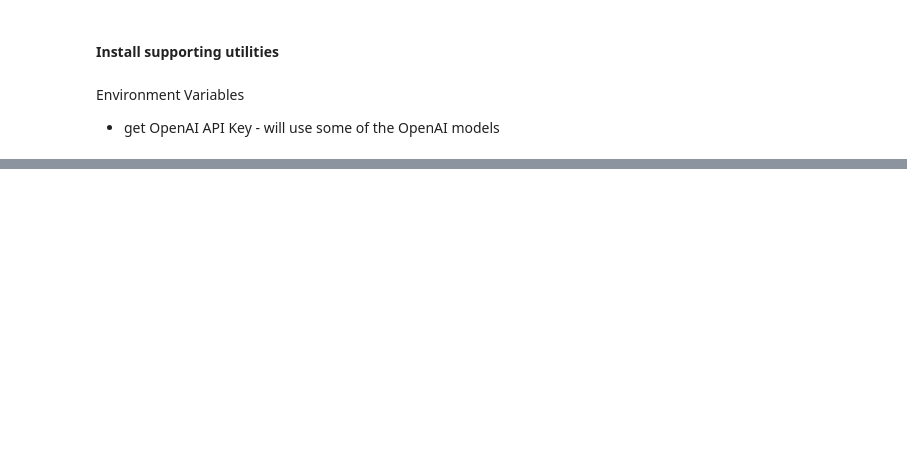
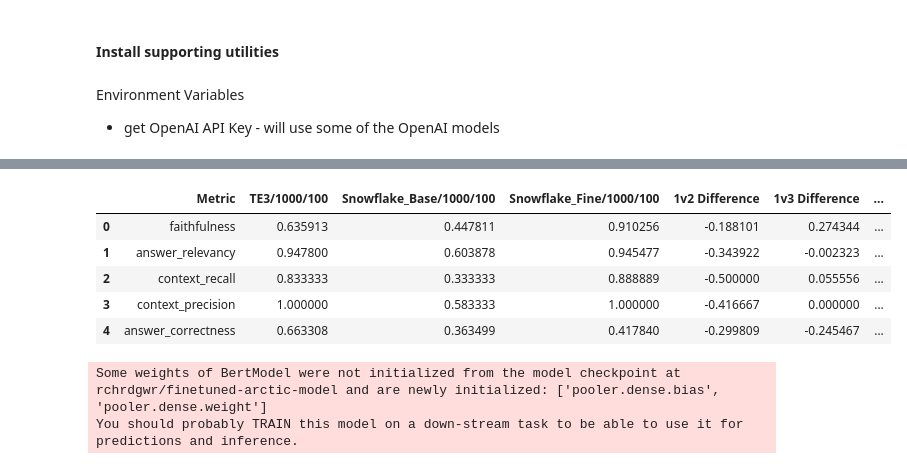
Before and after one commit to rchrdgwr/AIE4-Midterm, a Jupyter notebook: rag_chain.ipynb, the cells around one changed output, grey strips where cells are left out. Drawn from its saved outputs; the diff is of its cells as text; code cells hidden in the pictures; blank space fills up the shorter version.

```diff
--- a/rag_chain.ipynb
+++ b/rag_chain.ipynb
@@ -172,0 +336,17 @@ Number of found context: 4
+# %%
+import pandas as pd
+def compare_results(run_model_1, run_model_2):
+    results_1 = run_model_1.ragas_results
+    results_2 = run_model_2.ragas_results
+    comparison_data = {
+        'Metric': list(results_1.keys()),
+        run_model_1.name: [results_1[key] for key in results_1.keys()],
+        run_model_2.name: [results_2[key] for key in results_2.keys()],
+        'Difference': [results_2[key] - results_1[key] for key in results_1.keys()]
+    }
+    return pd.DataFrame(comparison_data)
+
+snowflake_base_state.name = "Snowflake_Base/1000/100"
+model_1000_100_state.name = "TE3/1000/100"
+df = compare_results(snowflake_base_state, model_1000_100_state )
+df
@@ -172,0 +424,42 @@ Number of found context: 4
+# %%
+import pandas as pd
+def compare_results_3(run_model_1, run_model_2, run_model_3):
+    # Extract results for each model
+    results_1 = run_model_1.ragas_results
+    results_2 = run_model_2.ragas_results
+    results_3 = run_model_3.ragas_results
+
+    # Create comparison data
+    comparison_data = {
+        'Metric': list(results_1.keys()),
+        run_model_1.name: [results_1[key] for key in results_1.keys()],
+        run_model_2.name: [results_2[key] for key in results_2.keys()],
+        run_model_3.name: [results_3[key] for key in results_3.keys()],
+        '1v2 Difference': [results_2[key] - results_1[key] for key in results_1.keys()],
+        '1v3 Difference': [results_3[key] - results_1[key] for key in results_1.keys()],
+        '2v3 Difference': [results_3[key] - results_2[key] for key in results_2.keys()]
+    }
+
+    # Return the dataframe
+    return pd.DataFrame(comparison_data)
+
+snowflake_base_state.name = "Snowflake_Base/1000/100"
+model_1000_100_state.name = "TE3/1000/100"
+df = compare_results_3(model_1000_100_state , snowflake_base_state,  snowflake_finetune_state)
+df
+# %% [output]
+|  | Metric | TE3/1000/100 | Snowflake_Base/1000/100 | Snowflake_Fine/1000/100 | 1v2 Difference | 1v3 Difference | ... |
+| 0 | faithfulness | 0.635913 | 0.447811 | 0.910256 | -0.188101 | 0.274344 | ... |
+| 1 | answer_relevancy | 0.947800 | 0.603878 | 0.945477 | -0.343922 | -0.002323 | ... |
+| 2 | context_recall | 0.833333 | 0.333333 | 0.888889 | -0.500000 | 0.055556 | ... |
+| 3 | context_precision | 1.000000 | 0.583333 | 1.000000 | -0.416667 | 0.000000 | ... |
+| 4 | answer_correctness | 0.663308 | 0.363499 | 0.417840 | -0.299809 | -0.245467 | ... |
+# %%
+hf_username = "rchrdgwr"
+hf_repo_name = "finetuned-arctic-model"
+
+snowflake_finetune_model_name = f"{hf_username}/{hf_repo_name}"
+snowflake_finetune_model = HuggingFaceEmbeddings(model_name=snowflake_finetune_model_name)
+# %% [output]
+Some weights of BertModel were not initialized from the model checkpoint at rchrdgwr/finetuned-arctic-model and are newly initialized: ['pooler.dense.bias', 'pooler.dense.weight']
+You should probably TRAIN this model on a down-stream task to be able to use it for predictions and inference.
```
Also changed, not shown: parts of 38 cells of this notebook, 29 other files.
